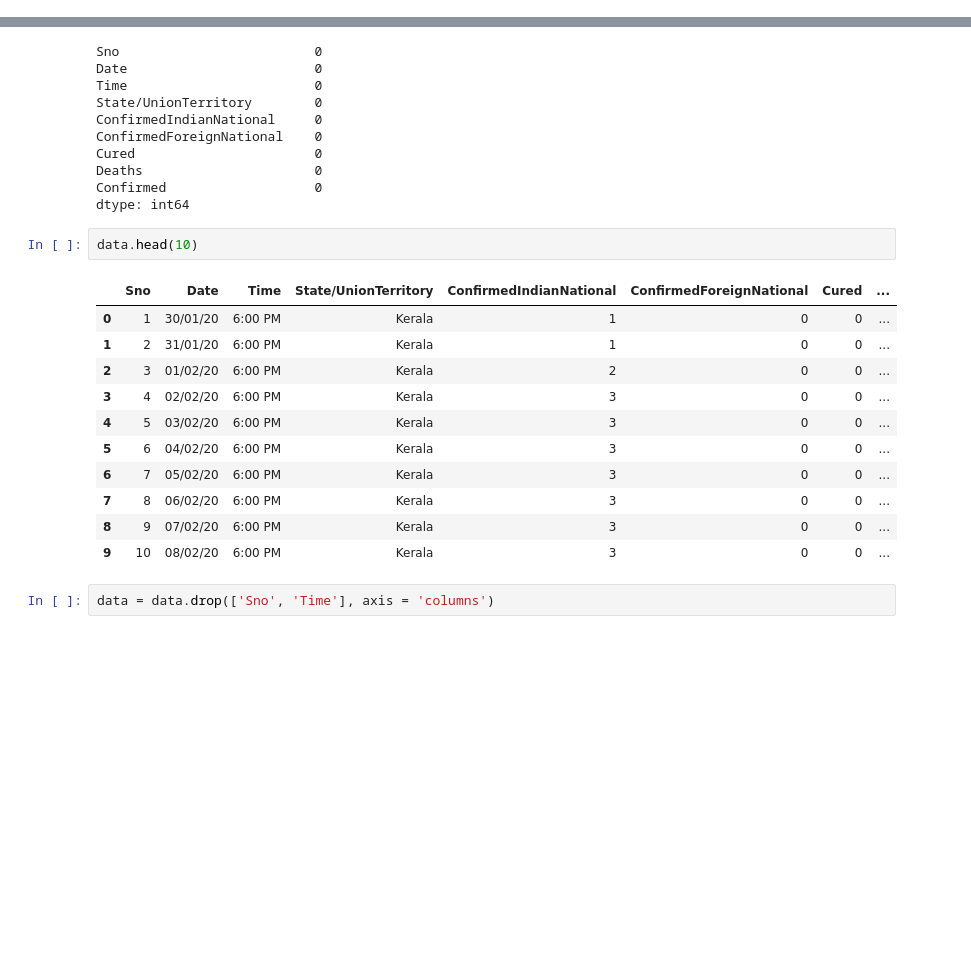
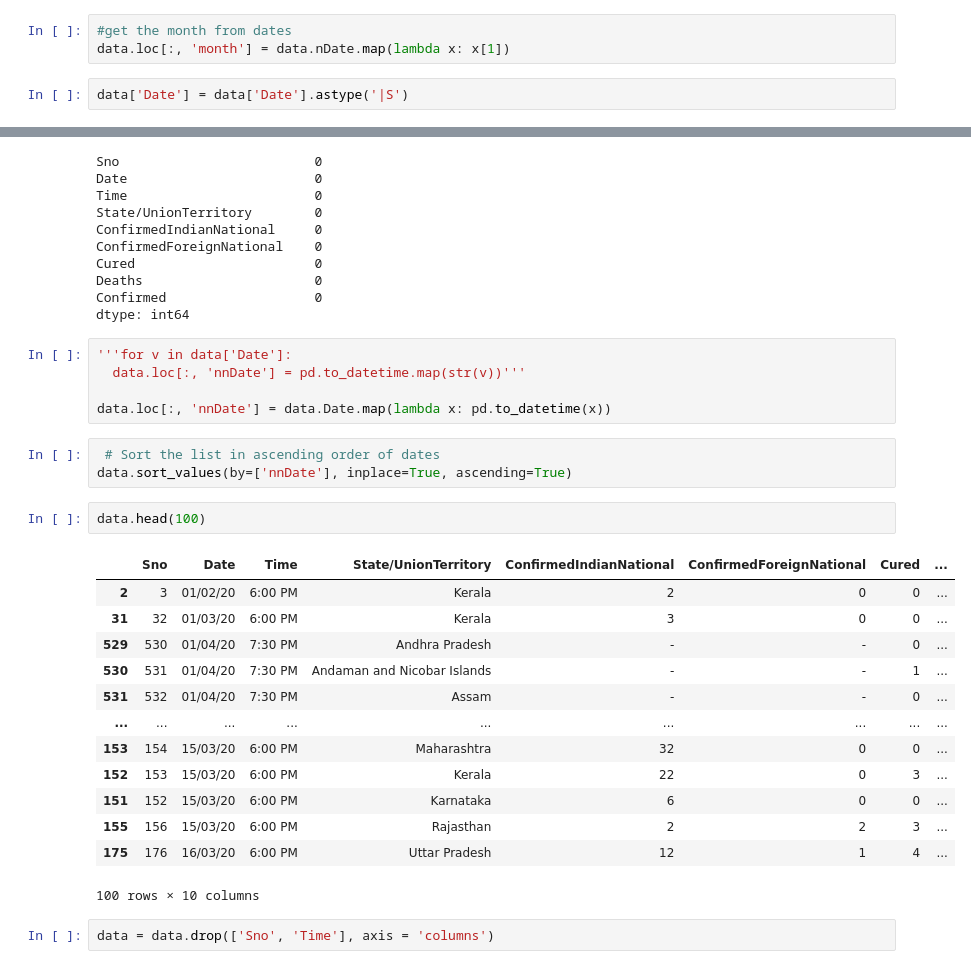
Before and after one commit to Kartik-Chaurasiya/Machine-Learning, a Jupyter notebook: IND_Corona.ipynb, the cells around one changed output, grey strips where cells are left out. Drawn from its saved outputs; the diff is of its cells as text; blank space fills up the shorter version.

```diff
--- a/IND_Corona.ipynb
+++ b/IND_Corona.ipynb
@@ -64,3 +76,8 @@ data.shape
+# %%
+#get the month from dates
+data.loc[:, 'month'] = data.nDate.map(lambda x: x[1])
+# %%
+data['Date'] = data['Date'].astype('|S')
 # %%
 data.info()
 # %% [output]
@@ -91,20 +112,30 @@ Cured                       0
 Deaths                      0
 Confirmed                   0
 dtype: int64
+# %%
+'''for v in data['Date']:
+  data.loc[:, 'nnDate'] = pd.to_datetime.map(str(v))'''
+
+data.loc[:, 'nnDate'] = data.Date.map(lambda x: pd.to_datetime(x))
+# %%
+ # Sort the list in ascending order of dates
+data.sort_values(by=['nnDate'], inplace=True, ascending=True)
 # %%
-data.head(10)
+data.head(100)
 # %% [output]
 |  | Sno | Date | Time | State/UnionTerritory | ConfirmedIndianNational | ConfirmedForeignNational | Cured | ... |
-| 0 | 1 | 30/01/20 | 6:00 PM | Kerala | 1 | 0 | 0 | ... |
-| 1 | 2 | 31/01/20 | 6:00 PM | Kerala | 1 | 0 | 0 | ... |
 | 2 | 3 | 01/02/20 | 6:00 PM | Kerala | 2 | 0 | 0 | ... |
-| 3 | 4 | 02/02/20 | 6:00 PM | Kerala | 3 | 0 | 0 | ... |
-| 4 | 5 | 03/02/20 | 6:00 PM | Kerala | 3 | 0 | 0 | ... |
-| 5 | 6 | 04/02/20 | 6:00 PM | Kerala | 3 | 0 | 0 | ... |
-| 6 | 7 | 05/02/20 | 6:00 PM | Kerala | 3 | 0 | 0 | ... |
-| 7 | 8 | 06/02/20 | 6:00 PM | Kerala | 3 | 0 | 0 | ... |
-| 8 | 9 | 07/02/20 | 6:00 PM | Kerala | 3 | 0 | 0 | ... |
-| 9 | 10 | 08/02/20 | 6:00 PM | Kerala | 3 | 0 | 0 | ... |
+| 31 | 32 | 01/03/20 | 6:00 PM | Kerala | 3 | 0 | 0 | ... |
+| 529 | 530 | 01/04/20 | 7:30 PM | Andhra Pradesh | - | - | 0 | ... |
+| 530 | 531 | 01/04/20 | 7:30 PM | Andaman and Nicobar Islands | - | - | 1 | ... |
+| 531 | 532 | 01/04/20 | 7:30 PM | Assam | - | - | 0 | ... |
+| ... | ... | ... | ... | ... | ... | ... | ... | ... |
+| 153 | 154 | 15/03/20 | 6:00 PM | Maharashtra | 32 | 0 | 0 | ... |
+| 152 | 153 | 15/03/20 | 6:00 PM | Kerala | 22 | 0 | 3 | ... |
+| 151 | 152 | 15/03/20 | 6:00 PM | Karnataka | 6 | 0 | 0 | ... |
+| 155 | 156 | 15/03/20 | 6:00 PM | Rajasthan | 2 | 2 | 3 | ... |
+| 175 | 176 | 16/03/20 | 6:00 PM | Uttar Pradesh | 12 | 1 | 4 | ... |
+100 rows × 10 columns
 # %%
 data = data.drop(['Sno', 'Time'], axis = 'columns')
 # %%
```
Also changed, not shown: parts of 9 cells of this notebook.
